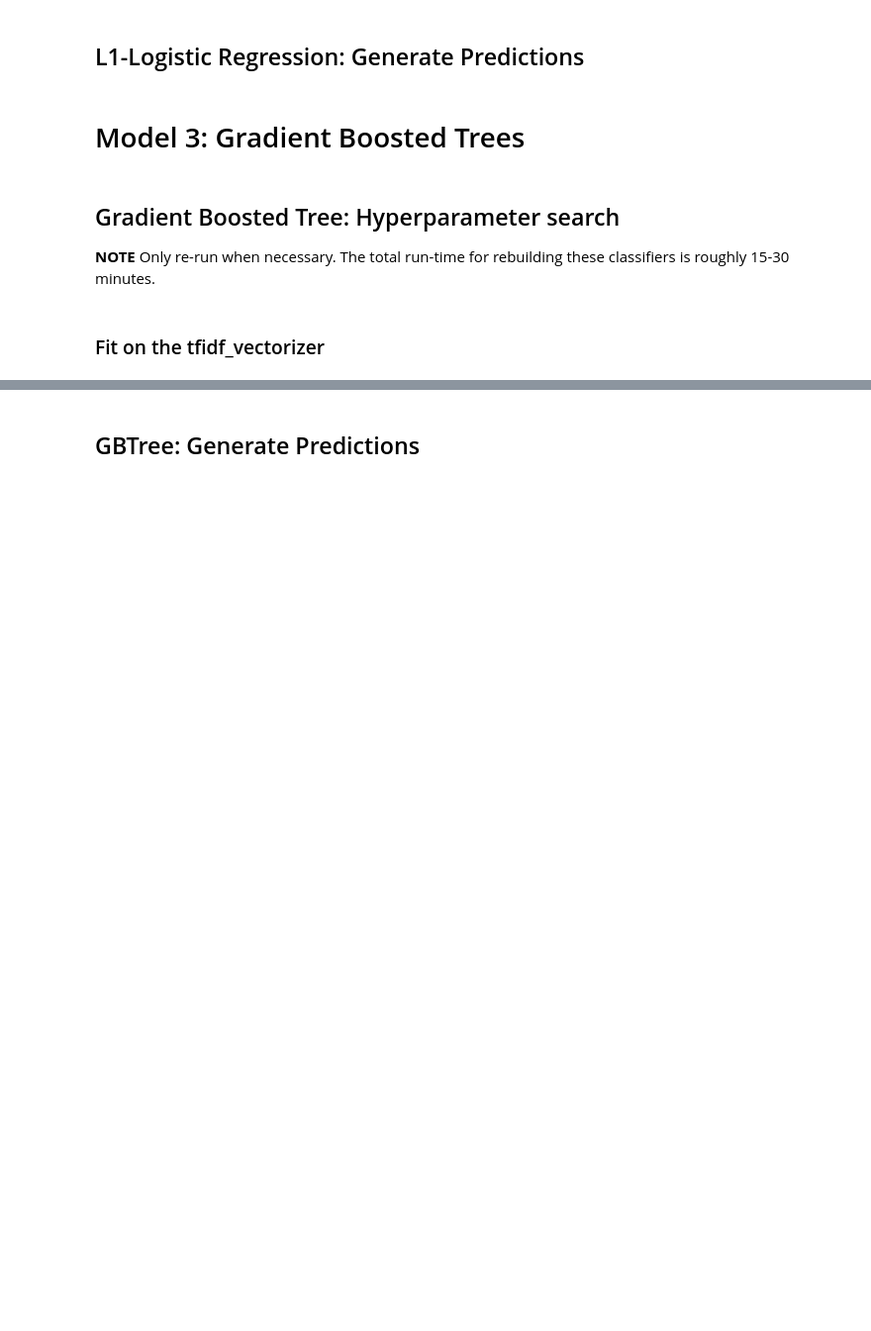
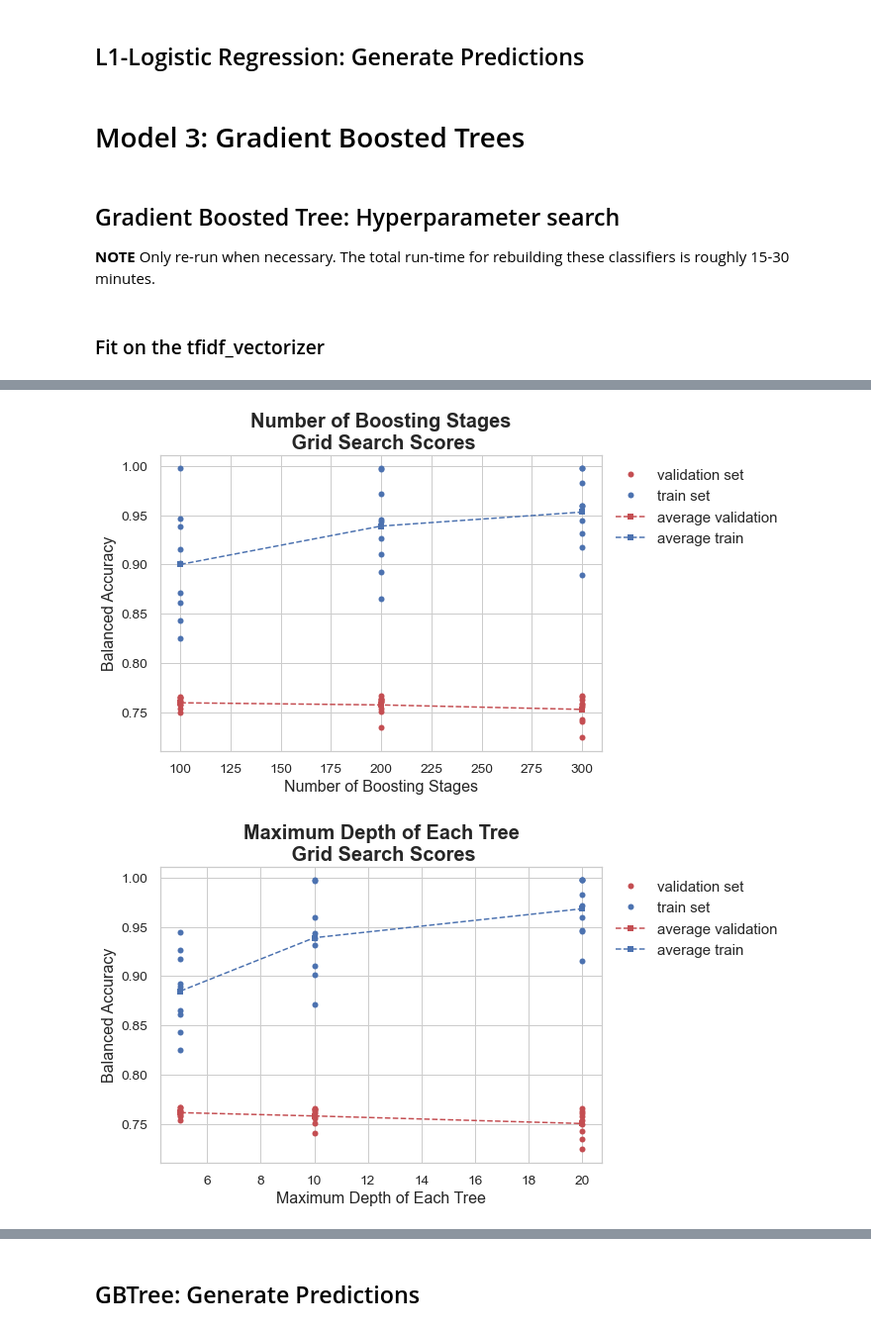
Before and after one commit to Dtphelan1/sentiment-analysis, a Jupyter notebook: BoWClassifier.ipynb, the cells around one changed output, grey strips where cells are left out. Shown at 99% size. Drawn from its saved outputs; the diff is of its cells as text; code cells hidden in the pictures; blank space fills up the shorter version.

```diff
--- a/BoWClassifier.ipynb
+++ b/BoWClassifier.ipynb
@@ -434,0 +479,24 @@ Number of trials used in grid search:  216
+# %%
+# Plotting the CV results for a gridsearch over one feature
+
+cv_results = tf_gbtree_grid_searcher.cv_results_
+# Two plots: One comparing train and test performance; one comparing all of the fold scores against one another
+param_1 = "gbtree__n_estimators"
+param_label_1 = "Number of Boosting Stages"
+
+param_2 = "gbtree__max_depth"
+param_label_2 = "Maximum Depth of Each Tree"
+
+param_3 = "gbtree__min_samples_leaf"
+param_label_3 = "Minimum Samples in Leaf"
+
+plot_cv_train_test(cv_results, param_1, param_label_1)
+plot_cv_train_test(cv_results, param_2, param_label_2)
+plot_cv_train_test(cv_results, param_3, param_label_3)
+
+plot_cv_folds(cv_results, param_1, param_label_1, cv_splitter.n_splits)
+plot_cv_folds(cv_results, param_2, param_label_2, cv_splitter.n_splits)
+plot_cv_folds(cv_results, param_3, param_label_3, cv_splitter.n_splits)
+# %% [output]
+[figure, added]
+[figure, added]
```
Also changed, not shown: parts of 16 cells of this notebook, 7 other files.
